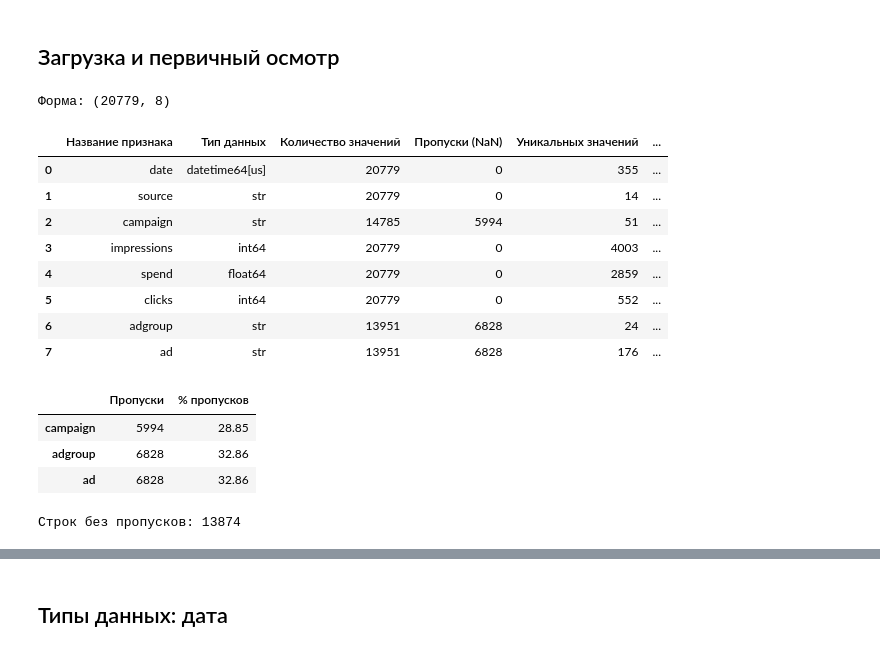
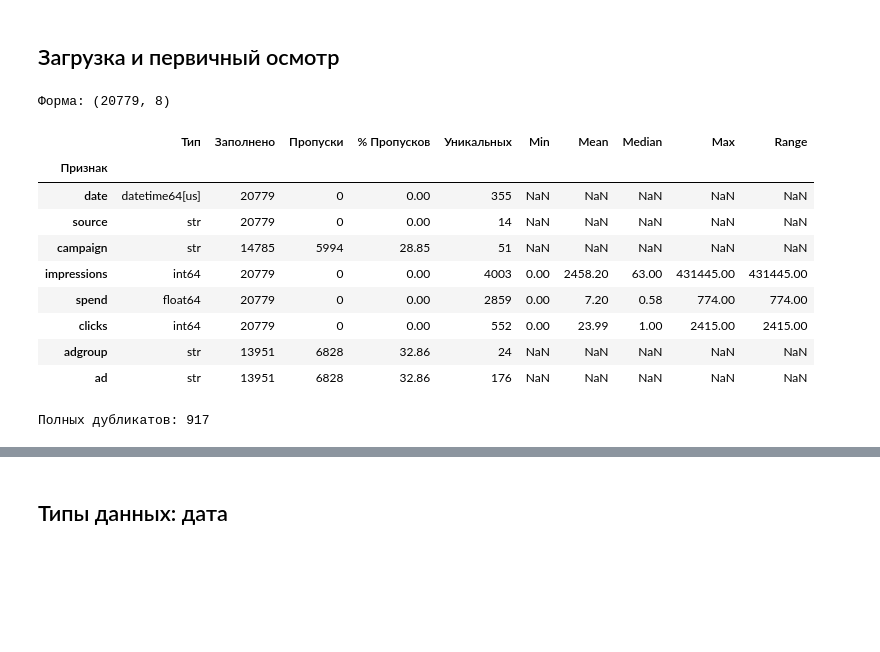
Before and after one commit to AlexVerAdmin/FinProject, a Jupyter notebook: notebooks/02_cleaning_spend.ipynb, the cells around one changed output, grey strips where cells are left out. Cells and saved outputs as stored; diff of their text form; code cells hidden in the pictures; blank space fills up the shorter version.

```diff
--- a/notebooks/02_cleaning_spend.ipynb
+++ b/notebooks/02_cleaning_spend.ipynb
@@ -10,48 +10,44 @@ from IPython.display import display
 
 import help_130625_dam as h
 
-DATA_PATH = os.path.join('..', 'Sources', 'Spend (Done).xlsx')
-OUT_PATH  = os.path.join('..', 'data', 'cleaned', 'spend_clean.pkl')
+# Пути к данным
+RAW_DATA_DIR    = os.path.join('..', 'Sources')
+CLEANED_DIR     = os.path.join('..', 'data', 'cleaned')
+
+SPEND_INPUT  = os.path.join(RAW_DATA_DIR, 'Spend (Done).xlsx')
+SPEND_OUTPUT = os.path.join(CLEANED_DIR, 'spend_clean.pkl')
 
 pd.set_option('display.float_format', '{:.2f}'.format)
 np.set_printoptions(suppress=True, precision=2)
 # %% [markdown]
 ## Загрузка и первичный осмотр
 # %%
-df = pd.read_excel(DATA_PATH)
+df = pd.read_excel(SPEND_INPUT)
 
 # Переименование столбцов в snake_case
 df.columns = [h.to_snake(c) for c in df.columns]
 
 print(f'Форма: {df.shape}')
 
 n_before = df.shape[0]
 
-h.descr_df(df, include='all', show_sample_rows=True)
+h.descr_df(df, include='all', show_sample_rows=False)
 # %% [output]
 Форма: (20779, 8)
-|  | Название признака | Тип данных | Количество значений | Пропуски (NaN) | Уникальных значений | ... |
-| 0 | date | datetime64[us] | 20779 | 0 | 355 | ... |
-| 1 | source | str | 20779 | 0 | 14 | ... |
-| 2 | campaign | str | 14785 | 5994 | 51 | ... |
-| 3 | impressions | int64 | 20779 | 0 | 4003 | ... |
-| 4 | spend | float64 | 20779 | 0 | 2859 | ... |
-| 5 | clicks | int64 | 20779 | 0 | 552 | ... |
-| 6 | adgroup | str | 13951 | 6828 | 24 | ... |
-| 7 | ad | str | 13951 | 6828 | 176 | ... |
+|  | Тип | Заполнено | Пропуски | % Пропусков | Уникальных | Min | Mean | Median | Max | Range |
+| Признак |  |  |  |  |  |  |  |  |  |  |
+| date | datetime64[us] | 20779 | 0 | 0.00 | 355 | NaN | NaN | NaN | NaN | NaN |
+| source | str | 20779 | 0 | 0.00 | 14 | NaN | NaN | NaN | NaN | NaN |
+| campaign | str | 14785 | 5994 | 28.85 | 51 | NaN | NaN | NaN | NaN | NaN |
+| impressions | int64 | 20779 | 0 | 0.00 | 4003 | 0.00 | 2458.20 | 63.00 | 431445.00 | 431445.00 |
+| spend | float64 | 20779 | 0 | 0.00 | 2859 | 0.00 | 7.20 | 0.58 | 774.00 | 774.00 |
+| clicks | int64 | 20779 | 0 | 0.00 | 552 | 0.00 | 23.99 | 1.00 | 2415.00 | 2415.00 |
+| adgroup | str | 13951 | 6828 | 32.86 | 24 | NaN | NaN | NaN | NaN | NaN |
+| ad | str | 13951 | 6828 | 32.86 | 176 | NaN | NaN | NaN | NaN | NaN |
-# %%
-# Пропущенные значения
-missing = df.isnull().sum()
-missing_pct = (missing / len(df) * 100).round(2)
-display(
-    pd.DataFrame({'Пропуски': missing, '% пропусков': missing_pct})
-    .query('Пропуски > 0')
-)
-print('Строк без пропусков:', df.dropna().shape[0])
-# %% [output]
-|  | Пропуски | % пропусков |
-| campaign | 5994 | 28.85 |
-| adgroup | 6828 | 32.86 |
-| ad | 6828 | 32.86 |
-Строк без пропусков: 13874
+# %%
+# У Spend нет Id — дубликат это полное совпадение всех полей
+full_dupes = df.duplicated().sum()
+print(f'Полных дубликатов: {full_dupes}')
+# %% [output]
+Полных дубликатов: 917
 # %%
```
Also changed, not shown: parts of 8 cells of this notebook, 11 other files.
